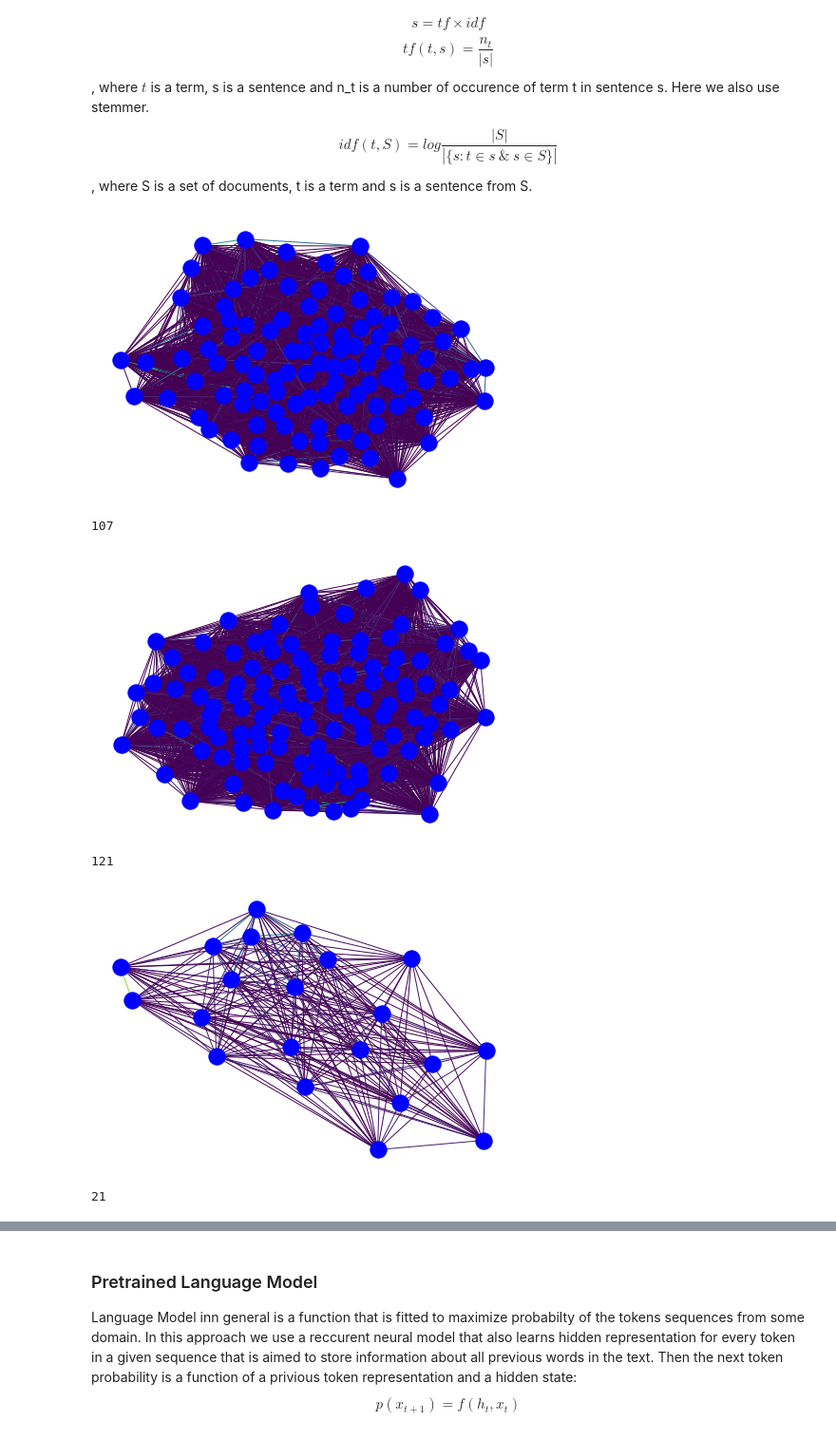
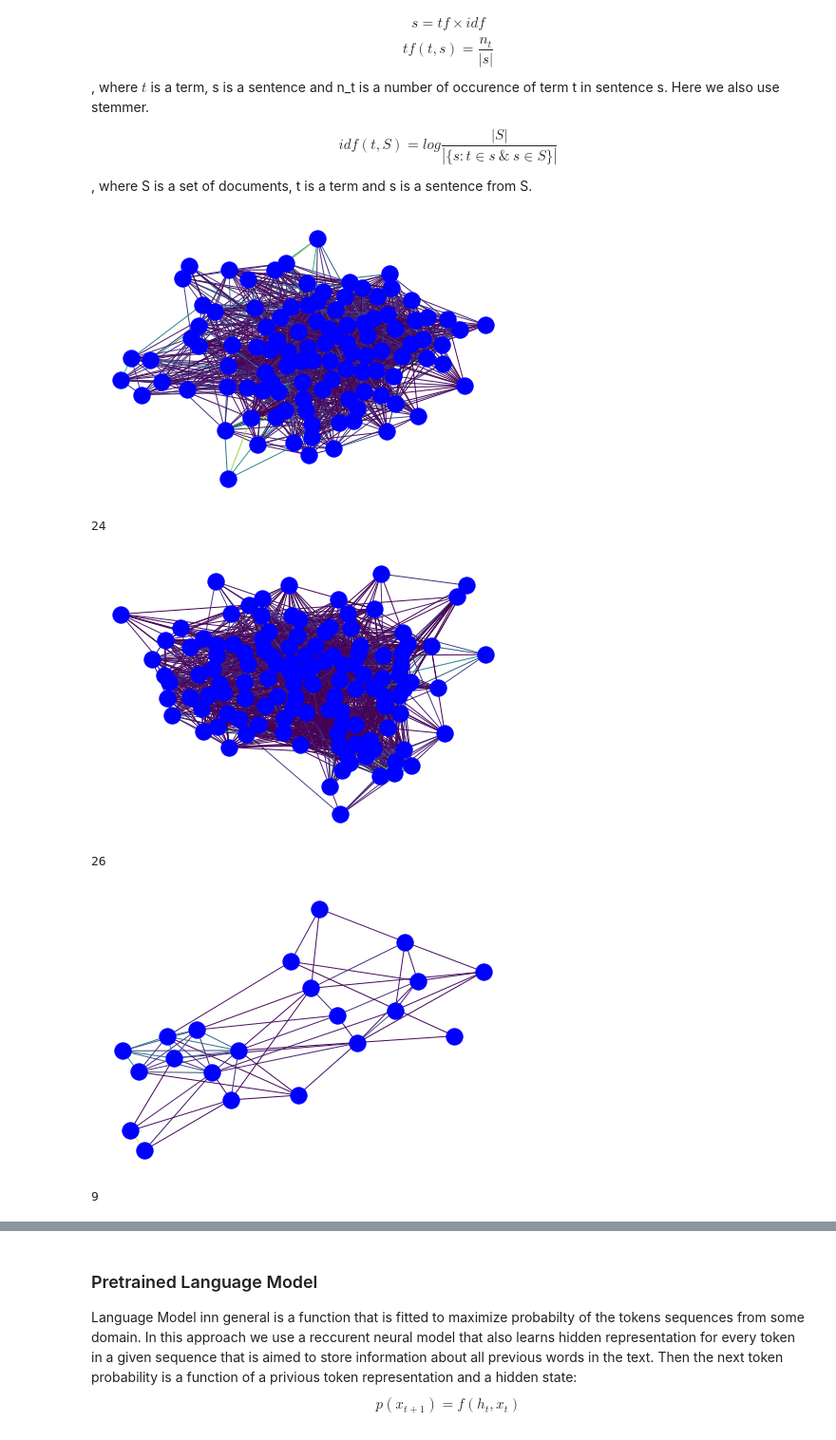
Before and after one commit to lamantinushka/cam_summarisation, a Jupyter notebook: TextRank.ipynb, the cells around one changed output, grey strips where cells are left out. Shown: that part at 95% size. Saved outputs shown, nothing was run; the diff lists cells and outputs as text; code cells hidden in the pictures.

```diff
--- a/TextRank.ipynb
+++ b/TextRank.ipynb
@@ -61,14 +91,14 @@ Here we use original implementation of Chinese Whispers availiable in PyPi. As e
 # %%
 from chinese_whispers import chinese_whispers, aggregate_clusters
 # %%
-def cw_summarize(scores):
+def cw_summarize(scores, k = None, weighted_init = False):
     g = nx.Graph()
     g.add_weighted_edges_from(scores)
     pos = nx.spring_layout(g)
     edges,weights = zip(*nx.get_edge_attributes(g,'weight').items())
     nx.draw(g, pos, node_color='b', edgelist=edges, edge_color=weights)
     plt.show()
-    chinese_whispers(g, weighting='nolog', iterations = 1)
+    chinese_whispers(g, weighting='log', iterations = 1)
 
     scores = {(s[0], s[1]): s[2] for s in scores}
 
@@ -79,12 +109,16 @@ def cw_summarize(scores):
     print(len(clusters))
     tops = []
     for c in clusters:
-        scores_c = []
-        for i in c:
-            for j in c:
-                scores_c.append((i, j, scores[(i, j)]))
-        top_k = extract_top(scores_c, k = 1)
-        tops.append(top_k[0])
+        if len(c) == 1:
+            tops.append(list(c)[0])
+        else:
+            scores_c = []
+            for i in c:
+                for j in c:
+                    if (i, j) in scores:
+                        scores_c.append((i, j, scores[(i, j)]))
+            top_k = extract_top(scores_c, k = 1, weighted_init=weighted_init)
+            tops.append(top_k[0])
     return tops
 # %% [markdown]
 # Similarity Functions:
@@ -104,6 +138,9 @@ $$f(s_1, s_2) = \frac {\sum_{w \in s_1} \mathbb{1}(w \in s_2)}{|s_1| + |s_2|}$$
 $$\mathbb{1}(w \in s_2) = 1 \ \text{if} \ w \in s_2, \ \text{else} \ 0$$
 # %%
 def similarity(s1, s2):
+    if len(s1) == 0 and len(s2) == 0:
+        return 0.0
+
     inter = 0.0
     for w in s1:
         inter += 1
@@ -120,9 +157,9 @@ nltk.download('stopwords')
 True
 # %%
 from nltk.corpus import stopwords
-common = stopwords.words('english')
 from nltk.tokenize import TweetTokenizer, RegexpTokenizer
 from nltk.stem.snowball import SnowballStemmer
 from collections import Counter
 import numpy as np
+import matplotlib.pyplot as plt
 # %%
@@ -251,46 +289,56 @@ def tf_idf(sentence, vocab, idf):
 def similarity(s1, s2):
     return s1.dot(s2)/np.linalg.norm(s1)/np.linalg.norm(s2)
 # %%
+#use for Chinese Whispers:
+summarize = cw_summarize
+
+#use for TextRank:
+#summarize = extract_top
+
+prune = True
+weighted_init = True
+
 stemmer = SnowballStemmer(language='english')
 tokenizer = RegexpTokenizer(r'\w+')
 
 summaries = []
 k = 10
 
 for s in samples:
     raw_sentences = write_sentences(s)
     sentences = []
     counter = Counter()
 
     for s in raw_sentences:
         words = tokenizer.tokenize(s)
         sentences.append(' '.join(words))
     sentences = list(set(sentences))
 
     vocab = make_vocab(sentences)
     idf = compute_idf(sentences, vocab)
     vectors = [tf_idf(s, vocab, idf) for s in sentences]
 
     scores = []
 
     for i in range(len(sentences)):
         for j in range(len(sentences)):
-            scores.append((i, j, similarity(vectors[i], vectors[j])))
+            if i != j:
+                scores.append((i, j, similarity(vectors[i], vectors[j])))
 
-    # top k PageRank sentences
-    #top_k = extract_top(scores, k = k)
+    if prune:
+        scores = prune_graph(scores)
 
     # tops of clusters obtained by PageRank
-    top_k = cw_summarize(scores)
+    top_k = summarize(scores, k = k, weighted_init = weighted_init)
 
     summaries.append([sentences[i] for i in top_k])
 # %% [output]
-[figure, old version]
+[figure, new version]
-107
+24
-[figure, old version]
+[figure, new version]
-121
+26
-[figure, old version]
+[figure, new version]
-21
+9
 # %%
 for i, s in enumerate(samples):
     print(s['object1']['name'] + ' vs ' + s['object2']['name'] + ':')
```
Also changed, not shown: parts of 10 cells of this notebook.
